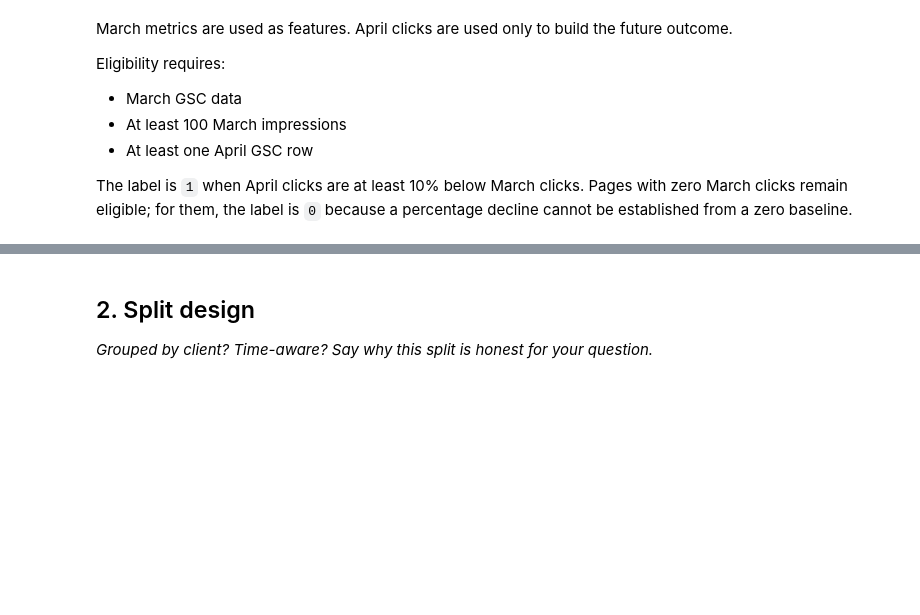
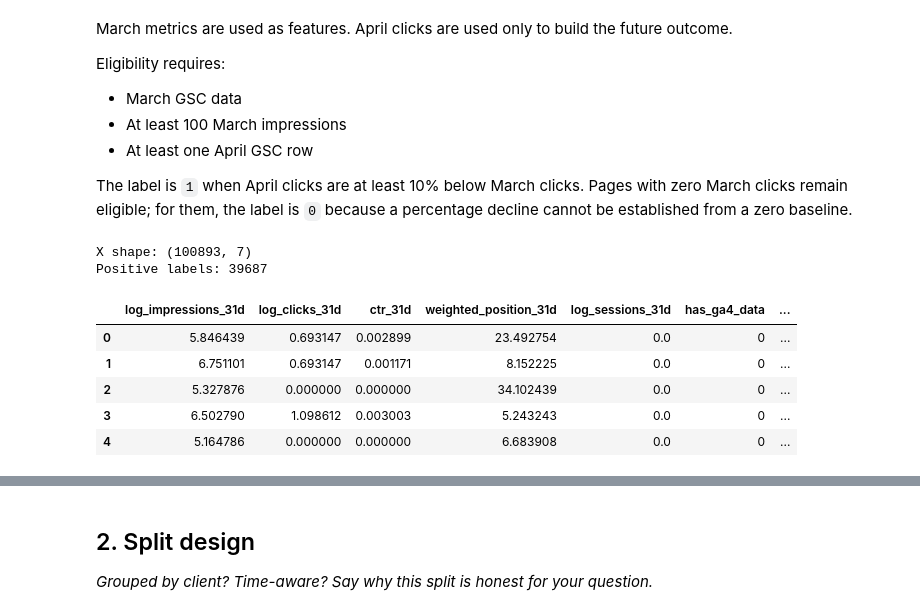
Before and after one commit to Mohidraheel/Machine-Learning-Practice, a Jupyter notebook: work/notebooks/w05_model.ipynb, the cells around one changed output, grey strips where cells are left out. Drawn from its saved outputs; the diff is of its cells as text; code cells hidden in the pictures; blank space fills up the shorter version.

```diff
--- a/work/notebooks/w05_model.ipynb
+++ b/work/notebooks/w05_model.ipynb
@@ -272,3 +297,61 @@ Eligibility requires:
 - At least one April GSC row
 
 The label is `1` when April clicks are at least 10% below March clicks. Pages with zero March clicks remain eligible; for them, the label is `0` because a percentage decline cannot be established from a zero baseline.
+# %%
+feature_frame = model_frame.copy()
+
+feature_frame["log_impressions_31d"] = np.log1p(
+    feature_frame["impressions_31d"]
+)
+feature_frame["log_clicks_31d"] = np.log1p(
+    feature_frame["clicks_31d"]
+)
+feature_frame["log_sessions_31d"] = np.log1p(
+    feature_frame["sessions_31d"]
+)
+
+position_bins = [0, 3, 5, 10, 20, 50, np.inf]
+position_labels = ["1-3", "4-5", "6-10", "11-20", "21-50", "51+"]
+
+feature_frame["position_bucket"] = pd.cut(
+    feature_frame["weighted_position_31d"],
+    bins=position_bins,
+    labels=position_labels,
+    include_lowest=True,
+).astype("object")
+
+feature_frame["position_bucket"] = (
+    feature_frame["position_bucket"].fillna("Unknown")
+)
+
+numeric_features = [
+    "log_impressions_31d",
+    "log_clicks_31d",
+    "ctr_31d",
+    "weighted_position_31d",
+    "log_sessions_31d",
+    "has_ga4_data",
+]
+
+categorical_features = [
+    "position_bucket",
+]
+
+model_features = numeric_features + categorical_features
+
+X = feature_frame[model_features].copy()
+y = feature_frame["click_decline_label"].astype(int).copy()
+groups = feature_frame["client_id"].copy()
+
+print("X shape:", X.shape)
+print("Positive labels:", int(y.sum()))
+display(X.head())
+# %% [output]
+X shape: (100893, 7)
+Positive labels: 39687
+|  | log_impressions_31d | log_clicks_31d | ctr_31d | weighted_position_31d | log_sessions_31d | has_ga4_data | ... |
+| 0 | 5.846439 | 0.693147 | 0.002899 | 23.492754 | 0.0 | 0 | ... |
+| 1 | 6.751101 | 0.693147 | 0.001171 | 8.152225 | 0.0 | 0 | ... |
+| 2 | 5.327876 | 0.000000 | 0.000000 | 34.102439 | 0.0 | 0 | ... |
+| 3 | 6.502790 | 1.098612 | 0.003003 | 5.243243 | 0.0 | 0 | ... |
+| 4 | 5.164786 | 0.000000 | 0.000000 | 6.683908 | 0.0 | 0 | ... |
```
Also changed, not shown: parts of 19 cells of this notebook.
